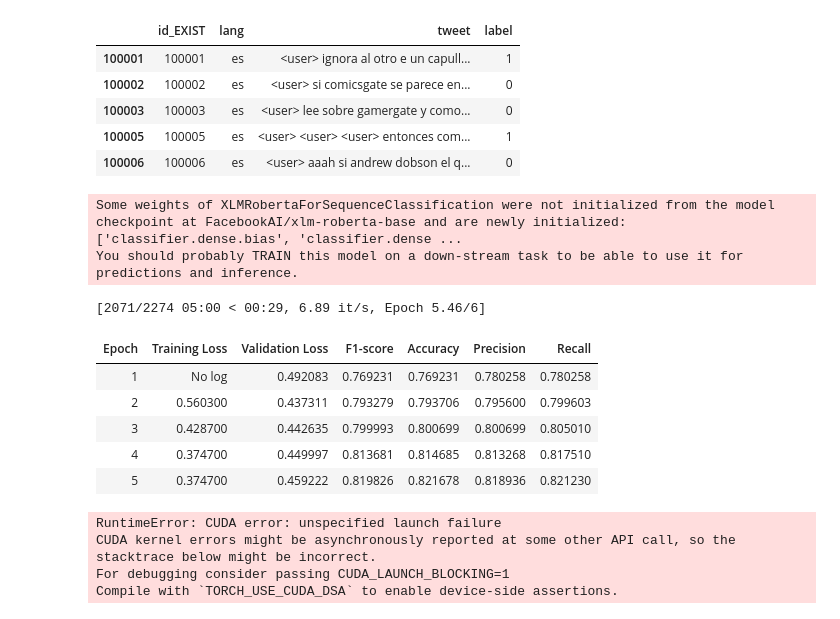
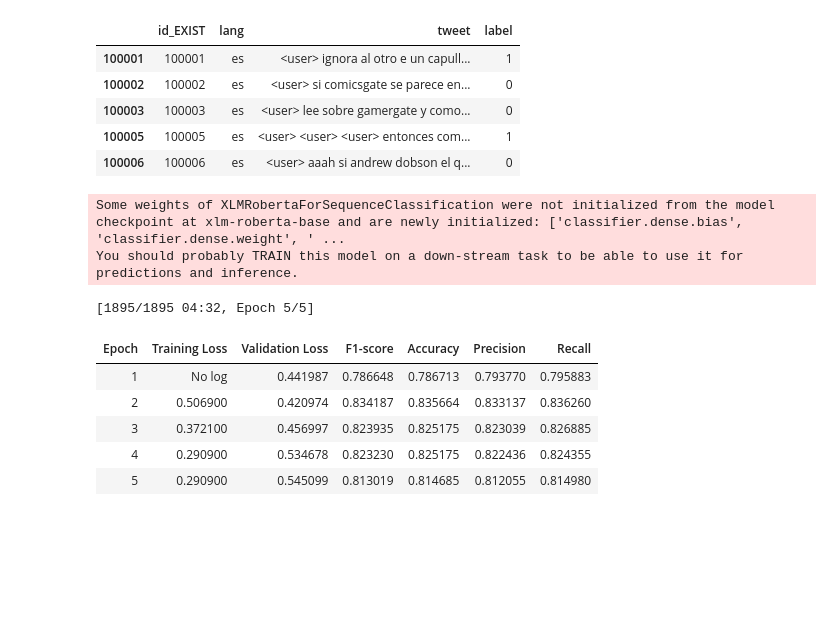
Before and after one commit to MatteoFasulo/Sexism-detection, a Jupyter notebook: assignment_1.ipynb, the cells around one changed output. Cells and saved outputs as stored; diff of their text form; code cells hidden in the pictures; blank space fills up the shorter version.

Commit message:
Add: XLM-RoBERTa training with Spanish tweets

```diff
--- a/assignment_1.ipynb
+++ b/assignment_1.ipynb
@@ -1278,6 +1278,7 @@ def twitter_roberta_base(model_card: str, seed: int, class_weights: torch.Tensor
         output_dir="models",                 # where to save model
         learning_rate=ROBERTA_LEARNING_RATE,
         per_device_train_batch_size=ROBERTA_BATCH_SIZE,         # accelerate defines distributed training
+        per_device_eval_batch_size=ROBERTA_BATCH_SIZE,
         num_train_epochs=ROBERTA_EPOCHS,
         weight_decay=1e-5,
         eval_strategy="epoch",           # when to report evaluation metrics/losses
@@ -1681,6 +1682,8 @@ plt.tight_layout()
 plt.show()
 # %% [output]
 [figure]
+# %%
+class_weights_tensor_multi = detector.get_class_weights(train, 'label')
 # %%
 train['tweet'] = train['tweet'].apply(detector.preprocess_text)
 val['tweet'] = val['tweet'].apply(detector.preprocess_text)
@@ -1709,7 +1787,7 @@ val_data = Dataset.from_pandas(val)
 test_data = Dataset.from_pandas(test)
 
 # Define the model card
-model_card = 'FacebookAI/xlm-roberta-base'
+model_card = "xlm-roberta-base"
 
 # Get the tokenizer
 tokenizer = AutoTokenizer.from_pretrained(model_card, use_Fast=False)
@@ -1739,16 +1819,18 @@ def twitter_roberta_base(model_card: str, seed: int, class_weights: torch.Tensor
     # Get the training arguments
     training_args = TrainingArguments(
         output_dir="models",                 # where to save model
-        learning_rate=ROBERTA_LEARNING_RATE,
-        per_device_train_batch_size=ROBERTA_BATCH_SIZE,         # accelerate defines distributed training
-        num_train_epochs=ROBERTA_EPOCHS,
+        learning_rate=1e-5,
+        per_device_train_batch_size=16,         # accelerate defines distributed training
+        per_device_eval_batch_size=16,
+        num_train_epochs=5,
         weight_decay=1e-5,
         eval_strategy="epoch",           # when to report evaluation metrics/losses
         save_strategy="epoch",                 # when to save checkpoint
         load_best_model_at_end=True,
         report_to='none',                    # disabling wandb (default)
         seed=seed,
-        data_seed=seed
+        data_seed=seed,
+        push_to_hub=True,
     )
 
     # Get the trainer
@@ -1776,24 +1858,20 @@ def twitter_roberta_base(model_card: str, seed: int, class_weights: torch.Tensor
 # %%
 twitter_roberta_base(
     model_card = model_card,
     seed = 1337,
-    class_weights = class_weights_tensor,
+    class_weights = class_weights_tensor_multi,
     train_data = train_data,
     test_data = test_data,
     data_collator = data_collator,
     device=device
 )
 # %% [output]
-Some weights of XLMRobertaForSequenceClassification were not initialized from the model checkpoint at FacebookAI/xlm-roberta-base and are newly initialized: ['classifier.dense.bias', 'classifier.dense ...
+Some weights of XLMRobertaForSequenceClassification were not initialized from the model checkpoint at xlm-roberta-base and are newly initialized: ['classifier.dense.bias', 'classifier.dense.weight', ' ...
 You should probably TRAIN this model on a down-stream task to be able to use it for predictions and inference.
-[2071/2274 05:00 < 00:29, 6.89 it/s, Epoch 5.46/6]
+[1895/1895 04:32, Epoch 5/5]
 | Epoch | Training Loss | Validation Loss | F1-score | Accuracy | Precision | Recall |
-| 1 | No log | 0.492083 | 0.769231 | 0.769231 | 0.780258 | 0.780258 |
-| 2 | 0.560300 | 0.437311 | 0.793279 | 0.793706 | 0.795600 | 0.799603 |
-| 3 | 0.428700 | 0.442635 | 0.799993 | 0.800699 | 0.800699 | 0.805010 |
-| 4 | 0.374700 | 0.449997 | 0.813681 | 0.814685 | 0.813268 | 0.817510 |
-| 5 | 0.374700 | 0.459222 | 0.819826 | 0.821678 | 0.818936 | 0.821230 |
+| 1 | No log | 0.441987 | 0.786648 | 0.786713 | 0.793770 | 0.795883 |
+| 2 | 0.506900 | 0.420974 | 0.834187 | 0.835664 | 0.833137 | 0.836260 |
+| 3 | 0.372100 | 0.456997 | 0.823935 | 0.825175 | 0.823039 | 0.826885 |
+| 4 | 0.290900 | 0.534678 | 0.823230 | 0.825175 | 0.822436 | 0.824355 |
+| 5 | 0.290900 | 0.545099 | 0.813019 | 0.814685 | 0.812055 | 0.814980 |
-RuntimeError: CUDA error: unspecified launch failure
-CUDA kernel errors might be asynchronously reported at some other API call, so the stacktrace below might be incorrect.
-For debugging consider passing CUDA_LAUNCH_BLOCKING=1
-Compile with `TORCH_USE_CUDA_DSA` to enable device-side assertions.
```
Also changed, not shown: parts of 4 cells of this notebook.
